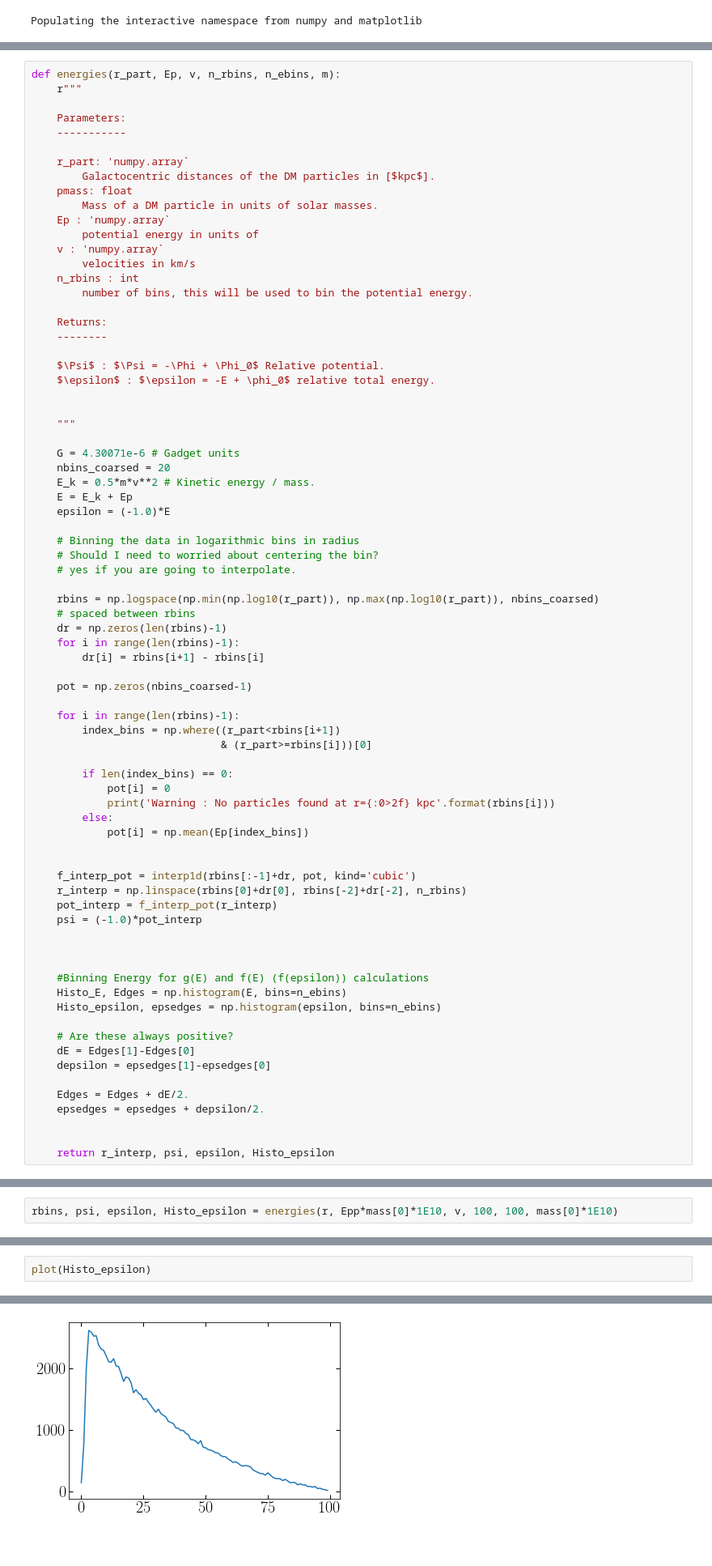
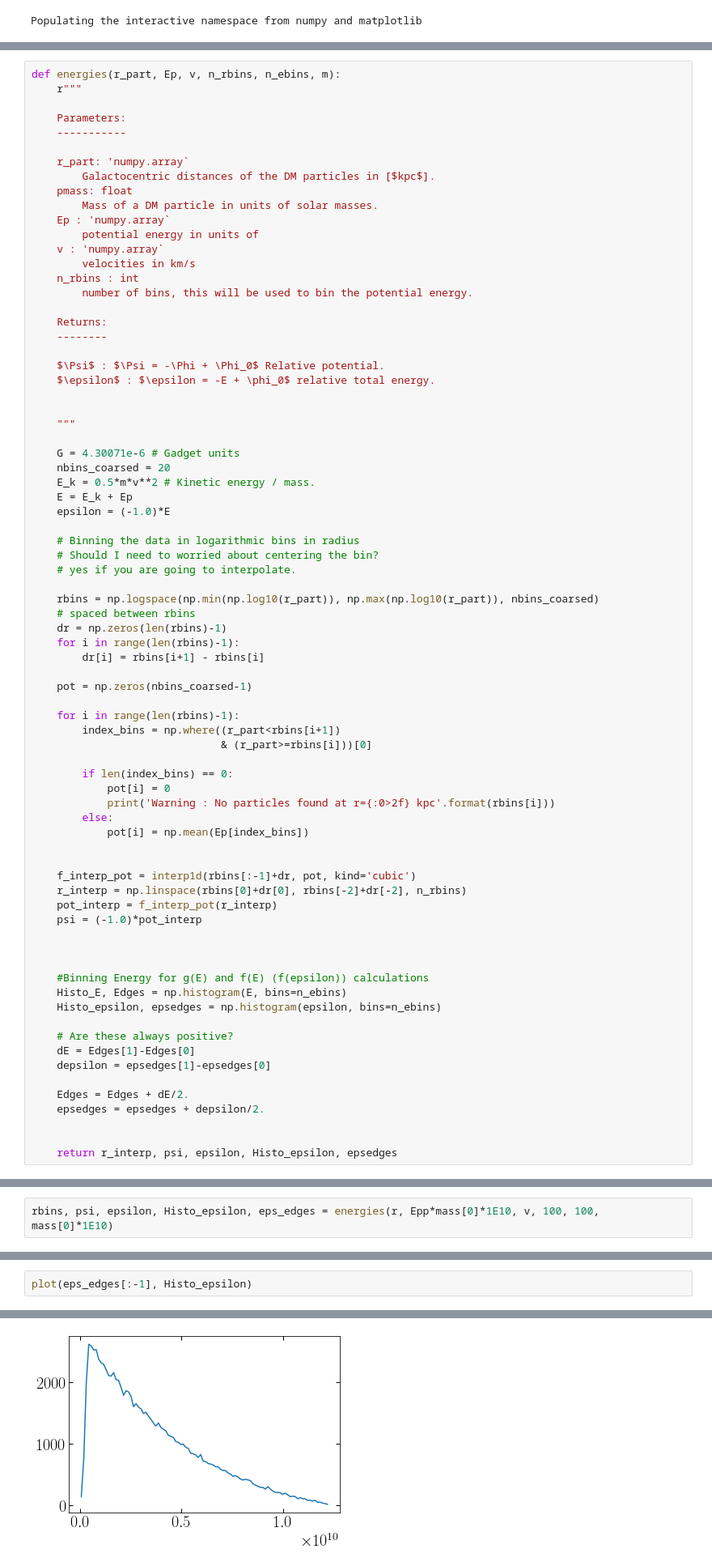
Before and after one commit to chervs/tracers_triaxial, a Jupyter notebook: test_Stracers.ipynb, the cells around one changed output, grey strips where cells are left out. Shown at 81% size. Saved outputs shown, nothing was run; the diff lists cells and outputs as text; blank space fills up the shorter version.

```diff
--- a/test_Stracers.ipynb
+++ b/test_Stracers.ipynb
@@ -158,7 +158,7 @@ def energies(r_part, Ep, v, n_rbins, n_ebins, m):
     epsedges = epsedges + depsilon/2.
 
 
-    return r_interp, psi, epsilon, Histo_epsilon
+    return r_interp, psi, epsilon, Histo_epsilon, epsedges
 # %%
 def densities_derivatives(rbins, psi_bins, interp_bins=100, profile='Hernquist'):
     """
@@ -242,17 +242,17 @@ Returning DM    Mass
 Returning DM    Potential
 Returning DM    Particle IDs
 # %%
-rbins, psi, epsilon, Histo_epsilon = energies(r, Epp*mass[0]*1E10, v, 100, 100, mass[0]*1E10)
+rbins, psi, epsilon, Histo_epsilon, eps_edges = energies(r, Epp*mass[0]*1E10, v, 100, 100, mass[0]*1E10)
 # %%
 plot(rbins, psi)
 # %% [output]
 [<matplotlib.lines.Line2D at 0x...>]
 [figure]
 # %%
-plot(Histo_epsilon)
+plot(eps_edges[:-1], Histo_epsilon)
 # %% [output]
 [<matplotlib.lines.Line2D at 0x...>]
-[figure, old version]
+[figure, new version]
 # %%
 figure(figsize=(6, 10))
 
```
Also changed, not shown: parts of 5 cells of this notebook.
